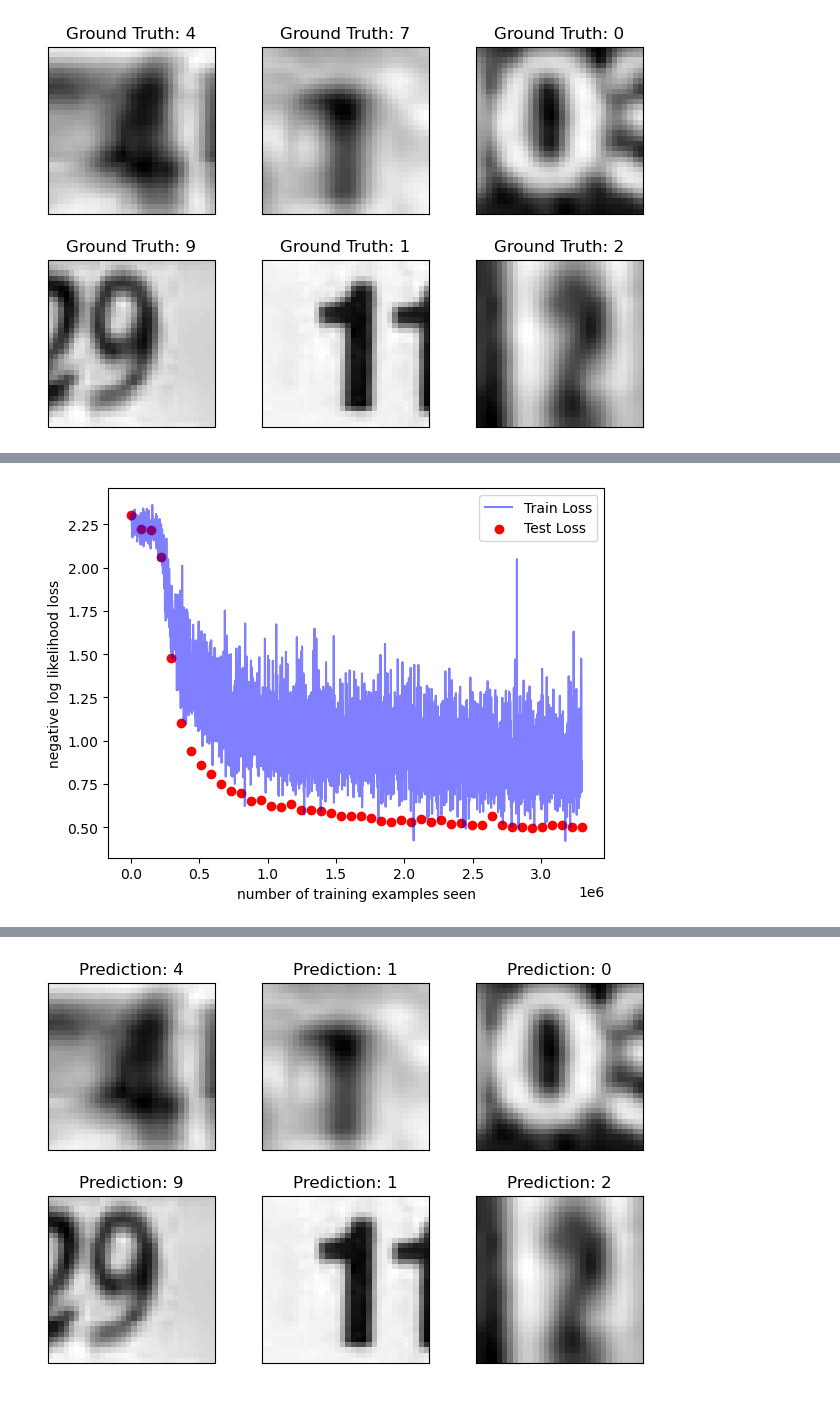
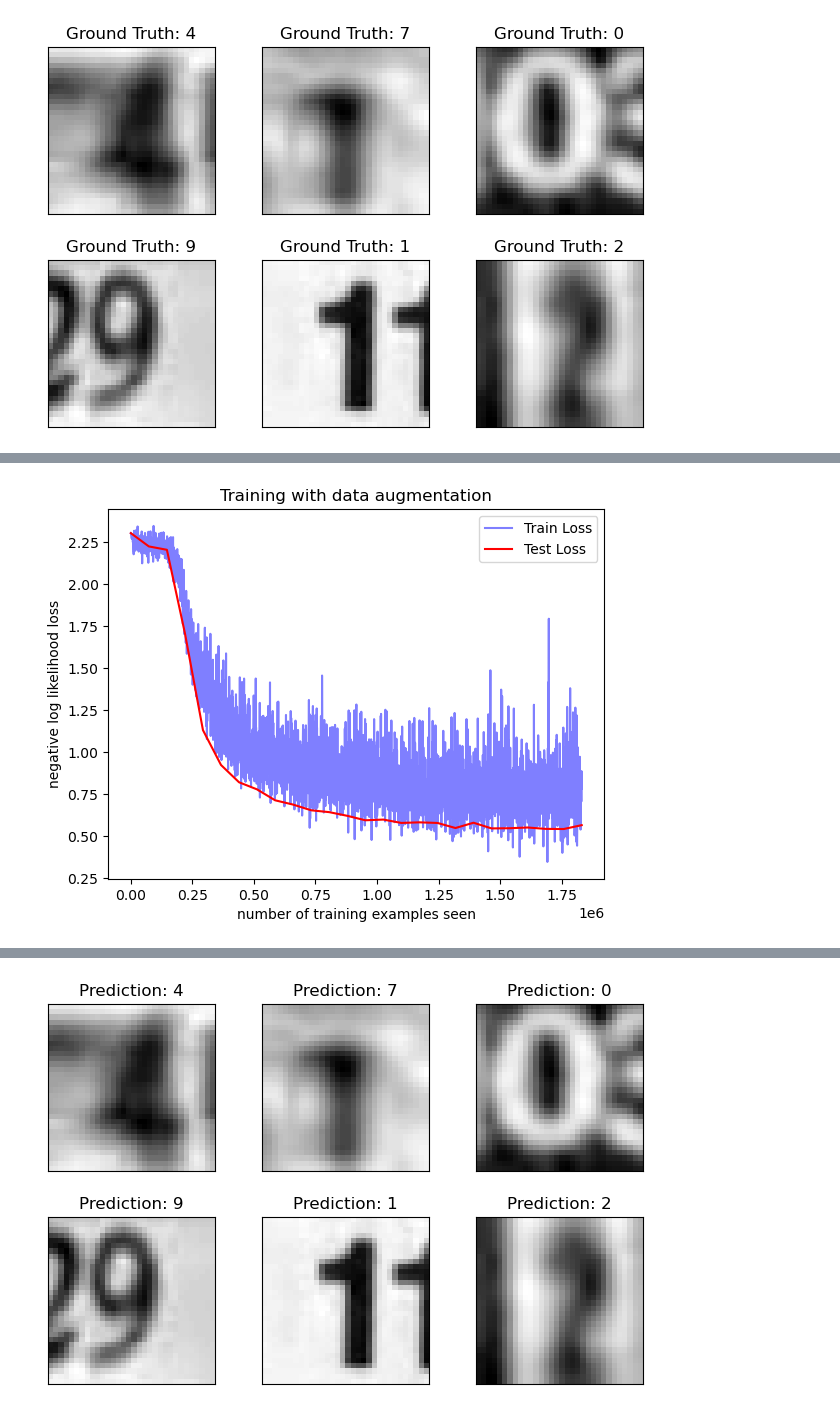
Before and after one commit to RowanA2002/178-convy-net, a Jupyter notebook: SVHN-Exploration.ipynb, the cells around one changed output, grey strips where cells are left out. Saved outputs shown, nothing was run; the diff lists cells and outputs as text; code cells hidden in the pictures.

Commit message:
Update SVHN-Exploration.ipynb
plotted models on same graph

```diff
--- a/SVHN-Exploration.ipynb
+++ b/SVHN-Exploration.ipynb
@@ -49,12 +50,12 @@ randomAutocontrastTransform = torchvision.transforms.Compose([
 # %% [markdown]
 ### Loading the test and training data
 # %%
-train = torchvision.datasets.SVHN(root="data/", split="train", transform=shiftTransform)
-test = torchvision.datasets.SVHN(root="data/", split="test", transform=torchvision.transforms.ToTensor())
+training = torchvision.datasets.SVHN(root="data/", split="train", transform=shiftTransform)
+testing = torchvision.datasets.SVHN(root="data/", split="test", transform=torchvision.transforms.ToTensor())
 # %% [markdown]
 ### Preparing out data set
 # %%
-n_epochs = 45
+n_epochs = 25
 batch_size_train = 64
 batch_size_test = 1000
 learning_rate = 0.01
@@ -65,8 +66,8 @@ random_seed = 42
 torch.backends.cudnn.enabled = False
 torch.manual_seed(random_seed)
 
-train_loader = DataLoader(train, batch_size=batch_size_train, shuffle=True)
-test_loader = DataLoader(test, batch_size=batch_size_test, shuffle=True)
+train_loader = DataLoader(training, batch_size=batch_size_train, shuffle=True)
+test_loader = DataLoader(testing, batch_size=batch_size_test, shuffle=True)
 
 examples = enumerate(test_loader)
 batch_idx, (example_data, example_targets) = next(examples)
@@ -178,14 +177,15 @@ Test set: Avg. loss: 0.5005, Accuracy: 22544/26032 (87%)
 # %%
 fig = plt.figure()
 plt.plot(train_counter, train_losses, color='blue', alpha=0.5)
-plt.scatter(test_counter, test_losses, color='red')
+plt.plot(test_counter, test_losses, color='red')
 plt.legend(['Train Loss', 'Test Loss'], loc='upper right')
 plt.xlabel('number of training examples seen')
 plt.ylabel('negative log likelihood loss')
+plt.title('Training with data augmentation')
 fig
 plt.show()
 # %% [output]
-[figure, old version]
+[figure, new version]
 # %%
 with torch.no_grad():
   output = network(example_data)
```
Also changed, not shown: parts of 7 cells of this notebook.
